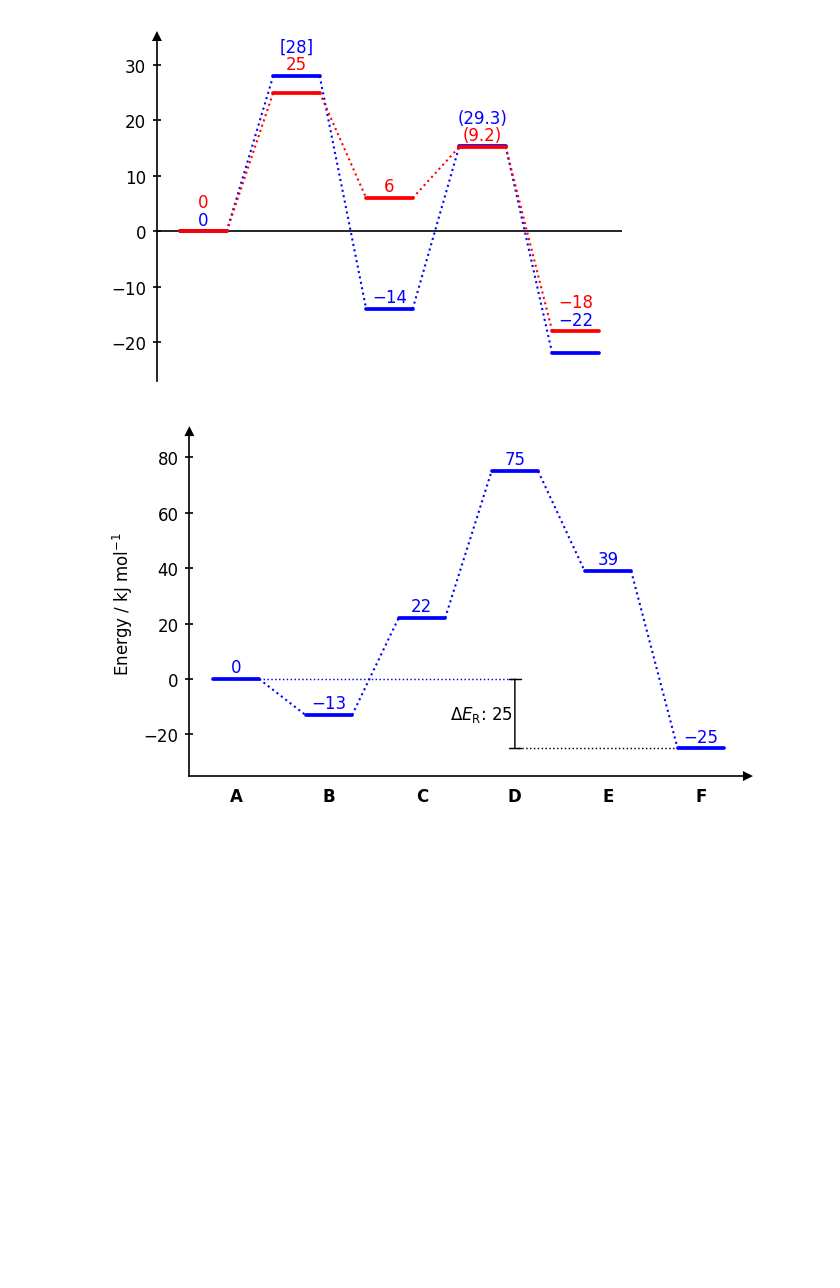
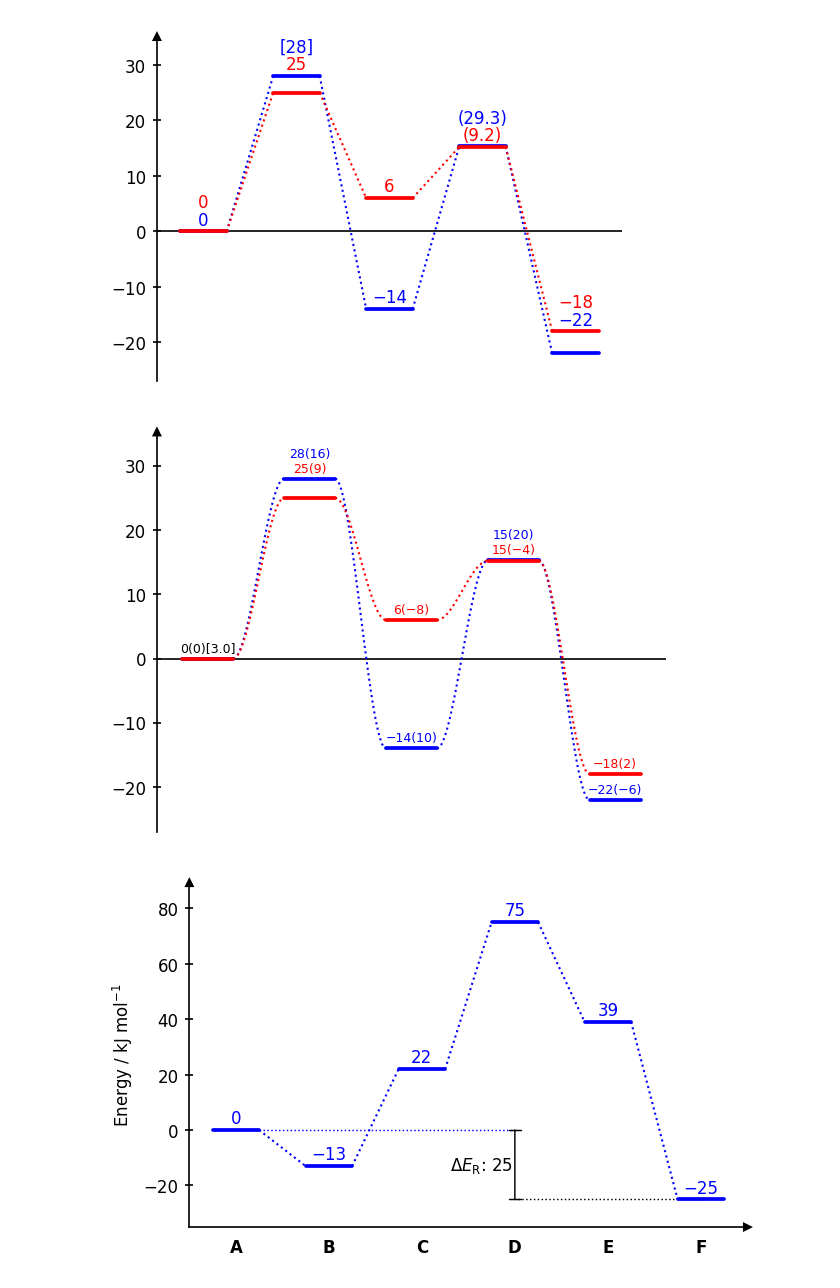
Before and after one commit to Tonner-Zech-Group/chem-diagrams, a Jupyter notebook: examples/readme_images.ipynb, the cells around one changed output. Cells and saved outputs as stored; diff of their text form; code cells hidden in the pictures; blank space fills up the shorter version.

```diff
--- a/examples/readme_images.ipynb
+++ b/examples/readme_images.ipynb
@@ -773,6 +784,51 @@ dia.fig.savefig(os.path.join("..","docs","img","example_number_modification.png"
 dia.show()
 # %% [output]
 [figure]
+# %%
+from chemdiagrams import EnergyDiagram
+import os.path
+dia = EnergyDiagram()
+
+dia.draw_path(
+    x_data=[0, 1, 2, 3, 4],
+    y_data=[0, 28, -14, 15.3, -22],
+    color="blue",
+    path_name="Blue path",
+    linetypes=3,
+)
+
+dia.draw_path(
+    x_data=[0, 1, 2, 3, 4],
+    y_data=[0, 25, 6, 15.2, -18],
+    color="red",
+    path_name="Red path",
+    linetypes=3,
+)
+
+dia.add_numbers_auto(x_min_max=(1,4), fontsize=6)
+dia.add_numbers_average(x_min_max=0, fontsize=6)
+
+dia.append_to_energy_labels(
+    numbers_to_append={
+        "Blue path": [16, 10, 20, -6],
+        "Red path": [9, -8, -4, 2],
+        "Average": [0]
+    },
+)
+
+dia.append_to_energy_labels(
+    numbers_to_append={
+        "Average": [3]
+    },
+    brackets=("[", "]"),
+    n_decimals=1
+)
+
+dia.fig.tight_layout()
+dia.fig.savefig(os.path.join("..","docs","img","example_append_numbers.png"),format="png", bbox_inches="tight")
+dia.show()
+# %% [output]
+[figure, added]
 # %%
 dia = EnergyDiagram(style="halfboxed")
 dia.draw_path(x_data=[0,1,2,3,4,5], y_data=[0,-13,22,75,39,-25], color="blue")
```
Also changed, not shown: parts of 1 cell of this notebook, 13 other files.
